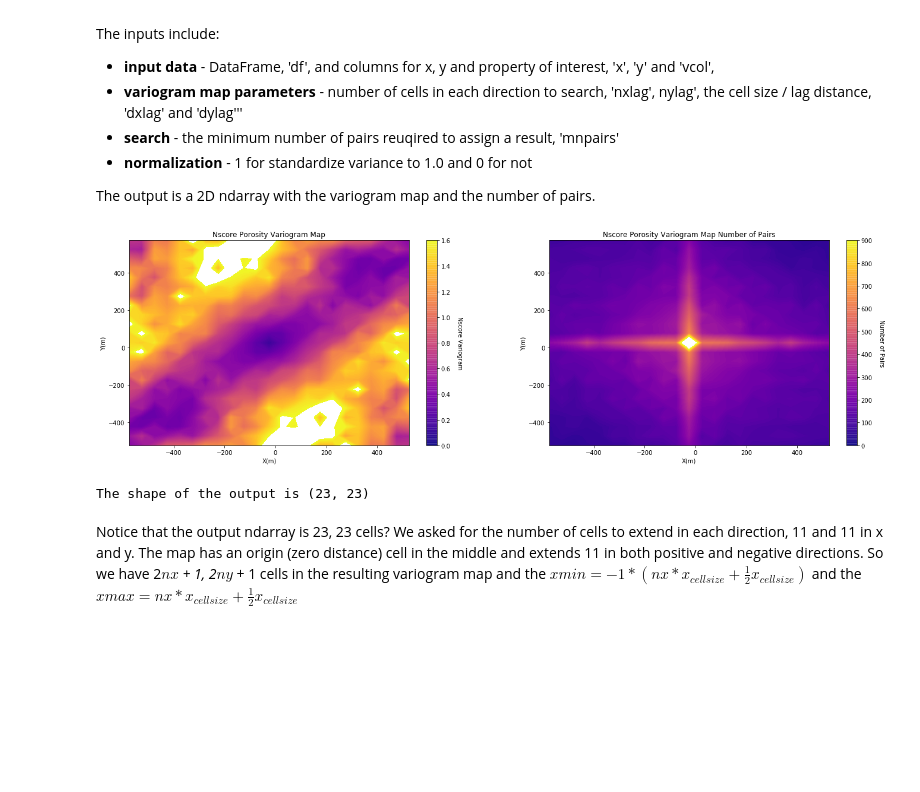
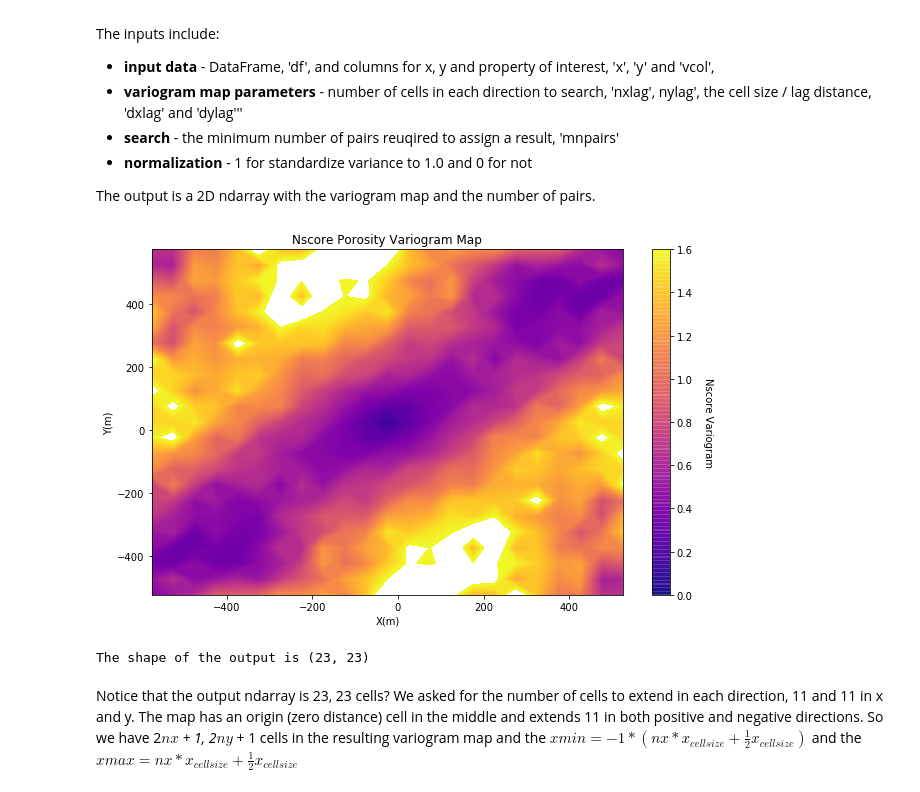
Before and after one commit to GeostatsGuy/GeostatsPy_Intro_Course, a Jupyter notebook: Workflows/GeostatsPy_variogram_modeling.ipynb, the cells around one changed output. Cells and saved outputs as stored; diff of their text form; code cells hidden in the pictures; blank space fills up the shorter version.

```diff
--- a/Workflows/GeostatsPy_variogram_modeling.ipynb
+++ b/Workflows/GeostatsPy_variogram_modeling.ipynb
@@ -334,18 +334,18 @@ The output is a 2D ndarray with the variogram map and the number of pairs.
 # %%
 vmap, npmap = geostats.varmapv(df,'X','Y','NPor',tmin=-999,tmax=999,nxlag=11,nylag=11,dxlag=50,dylag=50,minnp=1,isill=1)
 
 plt.subplot(121)
 GSLIB.pixelplt_st(vmap,-575,575,-575,575,50.0,0,1.6,'Nscore Porosity Variogram Map','X(m)','Y(m)','Nscore Variogram',cmap)
 
-plt.subplot(122)
-GSLIB.pixelplt_st(npmap,-575,575,-575,575,50.0,0,900,'Nscore Porosity Variogram Map Number of Pairs','X(m)','Y(m)','Number of Pairs',cmap)
+#plt.subplot(122)
+#GSLIB.pixelplt_st(npmap,-575,575,-575,575,50.0,0,900,'Nscore Porosity Variogram Map Number of Pairs','X(m)','Y(m)','Number of Pairs',cmap)
 
 plt.subplots_adjust(left=0.0, bottom=0.0, right=3.0, top=1.2, wspace=0.2, hspace=0.2)
 plt.show()
 
 print('The shape of the output is ' + str(vmap.shape))
 # %% [output]
-[figure, old version]
+[figure, new version]
 The shape of the output is (23, 23)
 # %% [markdown]
 Notice that the output ndarray is 23, 23 cells? We asked for the number of cells to extend in each direction, 11 and 11 in x and y.  The map has an origin (zero distance) cell in the middle and extends 11 in both positive and negative directions.  So we have 2*$nx$ + 1, 2*$ny$ + 1 cells in the resulting variogram map and the $xmin = -1 * (nx * x_{cellsize} + \frac{1}{2} x_{cellsize})$ and the $xmax = nx * x_{cellsize} + \frac{1}{2} x_{cellsize}$
```
Also changed, not shown: parts of 3 cells of this notebook, 5 other files.
